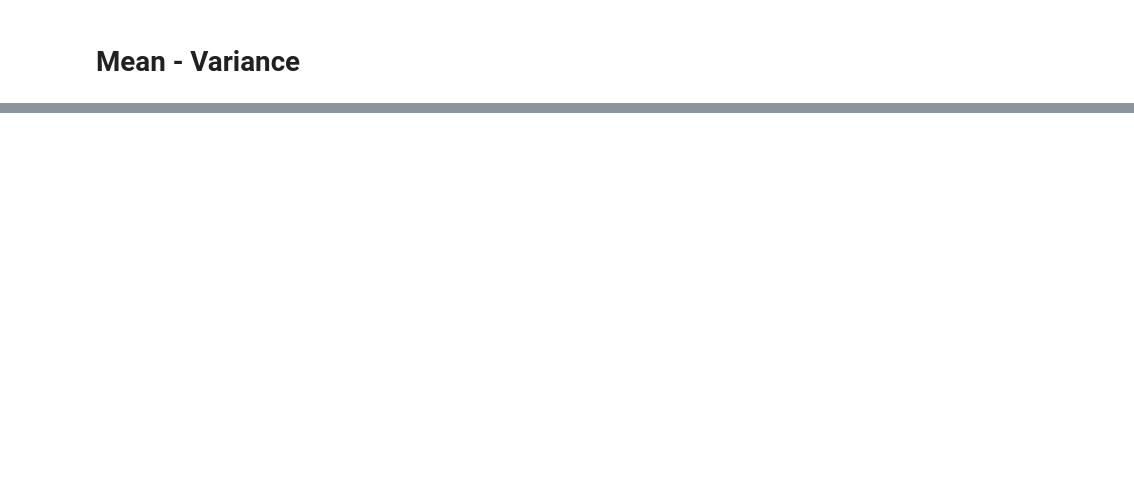
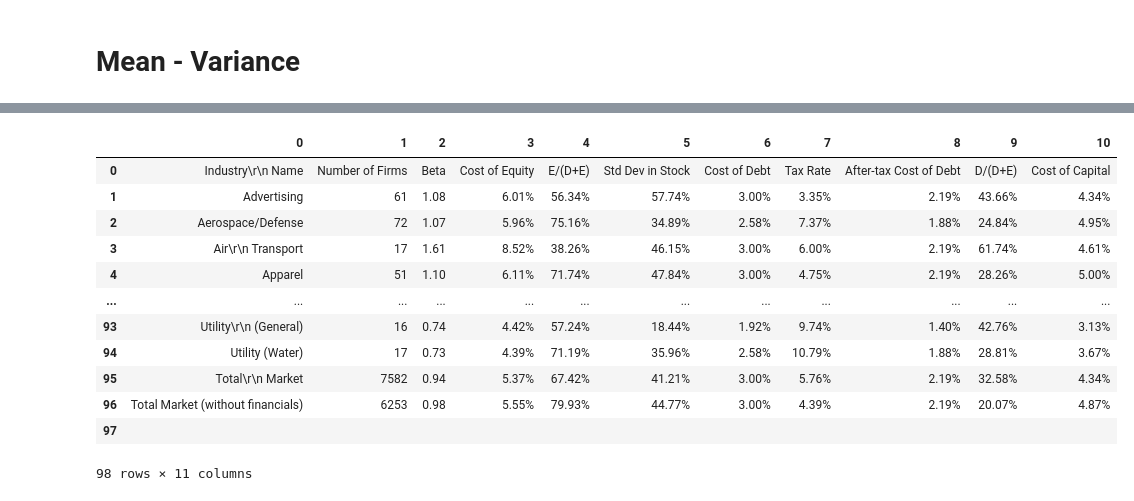
Before and after one commit to martinpanacek789/IES_Project, a Jupyter notebook: exploration.ipynb, the cells around one changed output, grey strips where cells are left out. Drawn from its saved outputs; the diff is of its cells as text; code cells hidden in the pictures; blank space fills up the shorter version.

```diff
--- a/exploration.ipynb
+++ b/exploration.ipynb
@@ -164,0 +223,5 @@ get_bsitems(['KO','AAPL'])
+# %%
+#Children class of DamoData(), takes the var argument specifying the variable of interest, all relevant variables can be found via .listNames()
+#IndustryData ONLY parses through .htm links --> available variables stored in .htms attribute
+ind_data = IndustryData('wacc')
+industry_wacc = ind_data.parseTable()
@@ -164,0 +303,16 @@ get_bsitems(['KO','AAPL'])
+# %%
+ind_data.rawTable()
+# %% [output]
+|  | 0 | 1 | 2 | 3 | 4 | 5 | 6 | 7 | 8 | 9 | 10 |
+| 0 | Industry\r\n Name | Number of Firms | Beta | Cost of Equity | E/(D+E) | Std Dev in Stock | Cost of Debt | Tax Rate | After-tax Cost of Debt | D/(D+E) | Cost of Capital |
+| 1 | Advertising | 61 | 1.08 | 6.01% | 56.34% | 57.74% | 3.00% | 3.35% | 2.19% | 43.66% | 4.34% |
+| 2 | Aerospace/Defense | 72 | 1.07 | 5.96% | 75.16% | 34.89% | 2.58% | 7.37% | 1.88% | 24.84% | 4.95% |
+| 3 | Air\r\n Transport | 17 | 1.61 | 8.52% | 38.26% | 46.15% | 3.00% | 6.00% | 2.19% | 61.74% | 4.61% |
+| 4 | Apparel | 51 | 1.10 | 6.11% | 71.74% | 47.84% | 3.00% | 4.75% | 2.19% | 28.26% | 5.00% |
+| ... | ... | ... | ... | ... | ... | ... | ... | ... | ... | ... | ... |
+| 93 | Utility\r\n (General) | 16 | 0.74 | 4.42% | 57.24% | 18.44% | 1.92% | 9.74% | 1.40% | 42.76% | 3.13% |
+| 94 | Utility (Water) | 17 | 0.73 | 4.39% | 71.19% | 35.96% | 2.58% | 10.79% | 1.88% | 28.81% | 3.67% |
+| 95 | Total\r\n Market | 7582 | 0.94 | 5.37% | 67.42% | 41.21% | 3.00% | 5.76% | 2.19% | 32.58% | 4.34% |
+| 96 | Total Market (without financials) | 6253 | 0.98 | 5.55% | 79.93% | 44.77% | 3.00% | 4.39% | 2.19% | 20.07% | 4.87% |
+| 97 |  |  |  |  |  |  |  |  |  |  |  |
+98 rows × 11 columns
```
Also changed, not shown: parts of 38 cells of this notebook.
